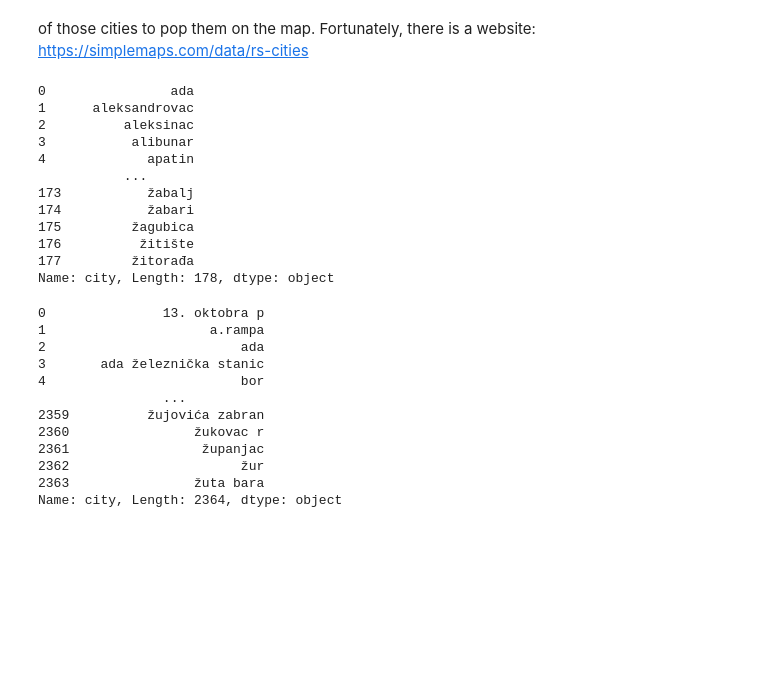
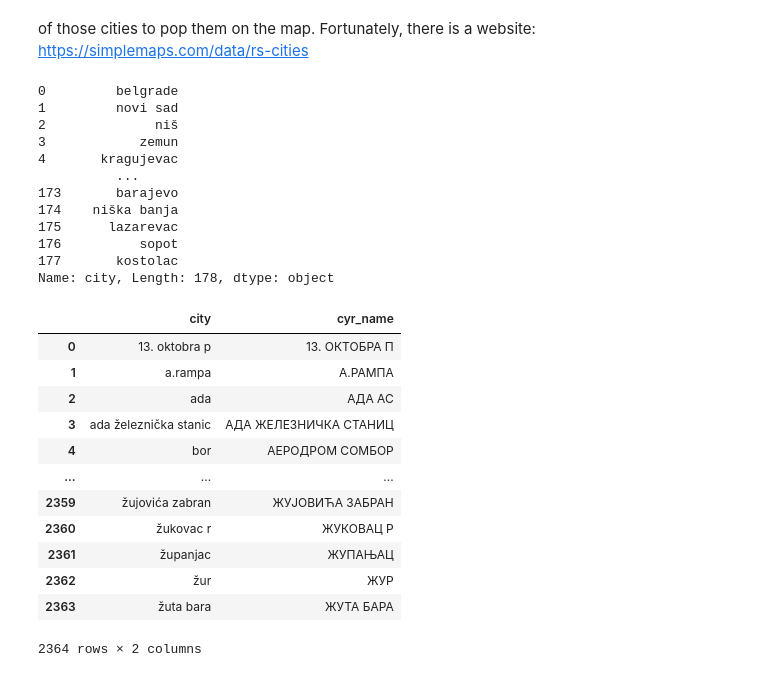
Before and after one commit to ostannushka/bric-a-brac, a Jupyter notebook: other/bus_station.ipynb, the cells around one changed output. Saved outputs shown, nothing was run; the diff lists cells and outputs as text; code cells hidden in the pictures; blank space fills up the shorter version.

```diff
--- a/other/bus_station.ipynb
+++ b/other/bus_station.ipynb
@@ -94,41 +152,41 @@ coords = pd.read_csv('rs.csv')
 cols = ['city', 'lat', 'lng']
 coords = coords[cols]
 coords['city'] = coords['city'].apply(lowercase)
-coords = coords.sort_values(by=['city'], ignore_index=True)
 cities = coords['city']
 cities
 # %% [output]
-0                ada
-1      aleksandrovac
-2          aleksinac
-3           alibunar
-4             apatin
-           ...
-173           žabalj
-174           žabari
-175         žagubica
-176          žitište
-177         žitorađa
+0         belgrade
+1         novi sad
+2              niš
+3            zemun
+4       kragujevac
+          ...
+173       barajevo
+174    niška banja
+175      lazarevac
+176          sopot
+177       kostolac
 Name: city, Length: 178, dtype: object
 # %%
 # now we should write a cicle before merging
 for city in cities:
     for i in range(len(stations)):
-        if stations[i].find(city) > -1:
-            stations[i] = city
+        if stations['city'][i].find(city) > -1:
+            stations['city'][i] = city
             break
 
 stations
 # %% [output]
+|  | city | cyr_name |
+| 0 | 13. oktobra p | 13. ОКТОБРА П |
+| 1 | a.rampa | А.РАМПА |
+| 2 | ada | АДА АС |
+| 3 | ada železnička stanic | АДА ЖЕЛЕЗНИЧКА СТАНИЦ |
+| 4 | bor | АЕРОДРОМ СОМБОР |
+| ... | ... | ... |
+| 2359 | žujovića zabran | ЖУЈОВИЋА ЗАБРАН |
+| 2360 | žukovac r | ЖУКОВАЦ Р |
+| 2361 | županjac | ЖУПАЊАЦ |
+| 2362 | žur | ЖУР |
+| 2363 | žuta bara | ЖУТА БАРА |
-0               13. oktobra p
-1                     a.rampa
-2                         ada
-3       ada železnička stanic
-4                         bor
-                ...
-2359          žujovića zabran
-2360                žukovac r
-2361                 županjac
-2362                      žur
-2363                žuta bara
-Name: city, Length: 2364, dtype: object
+2364 rows × 2 columns
```
Also changed, not shown: parts of 21 cells of this notebook.
